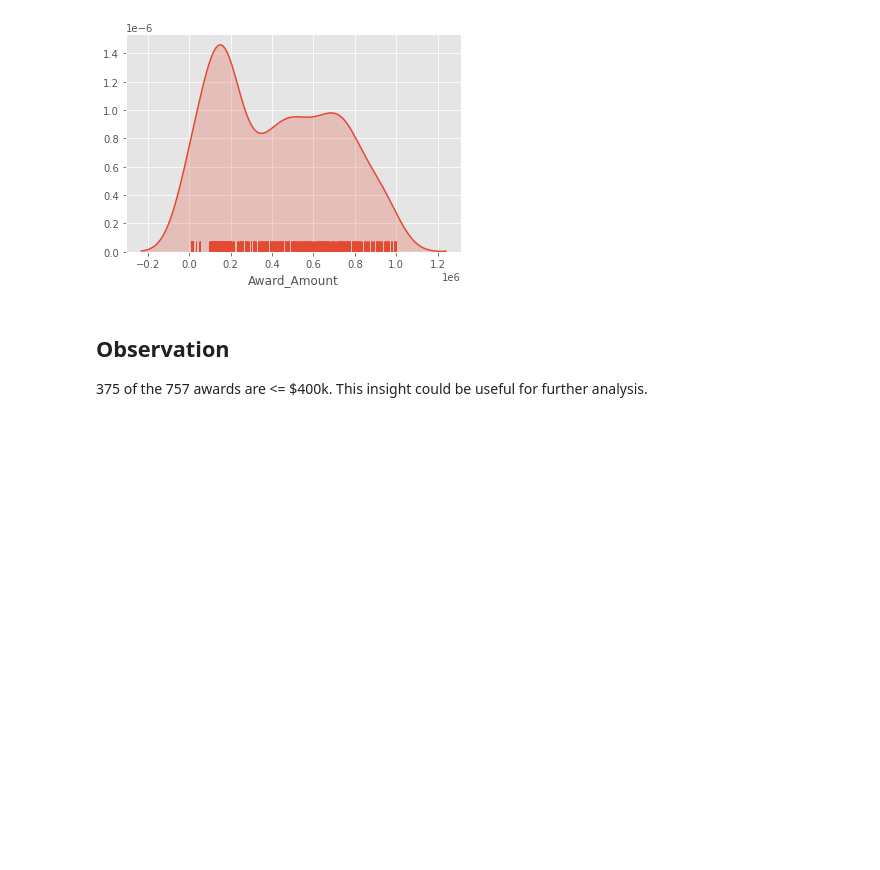
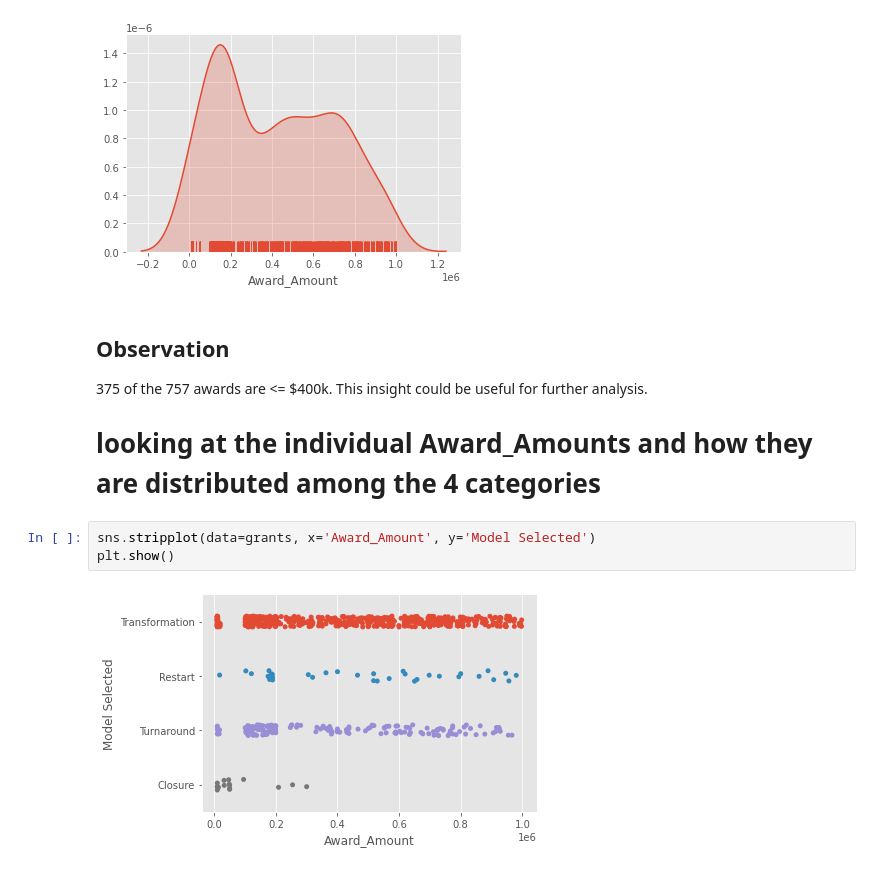
Before and after one commit to VictorOmondi1997/visualizing-us-sch-grants, a Jupyter notebook: visualizing_us_sch_grants.ipynb, the cells around one changed output. Drawn from its saved outputs; the diff is of its cells as text; blank space fills up the shorter version.

```diff
--- a/visualizing_us_sch_grants.ipynb
+++ b/visualizing_us_sch_grants.ipynb
@@ -43,3 +43,10 @@ plt.show()
 ## Observation
 
 375 of the 757 awards are <= $400k. This insight could be useful for further analysis.
+
+# looking at the individual Award_Amounts and how they are distributed among the 4 categories
+# %%
+sns.stripplot(data=grants, x='Award_Amount', y='Model Selected')
+plt.show()
+# %% [output]
+[figure, added]
```
Also changed, not shown: parts of 7 cells of this notebook.
